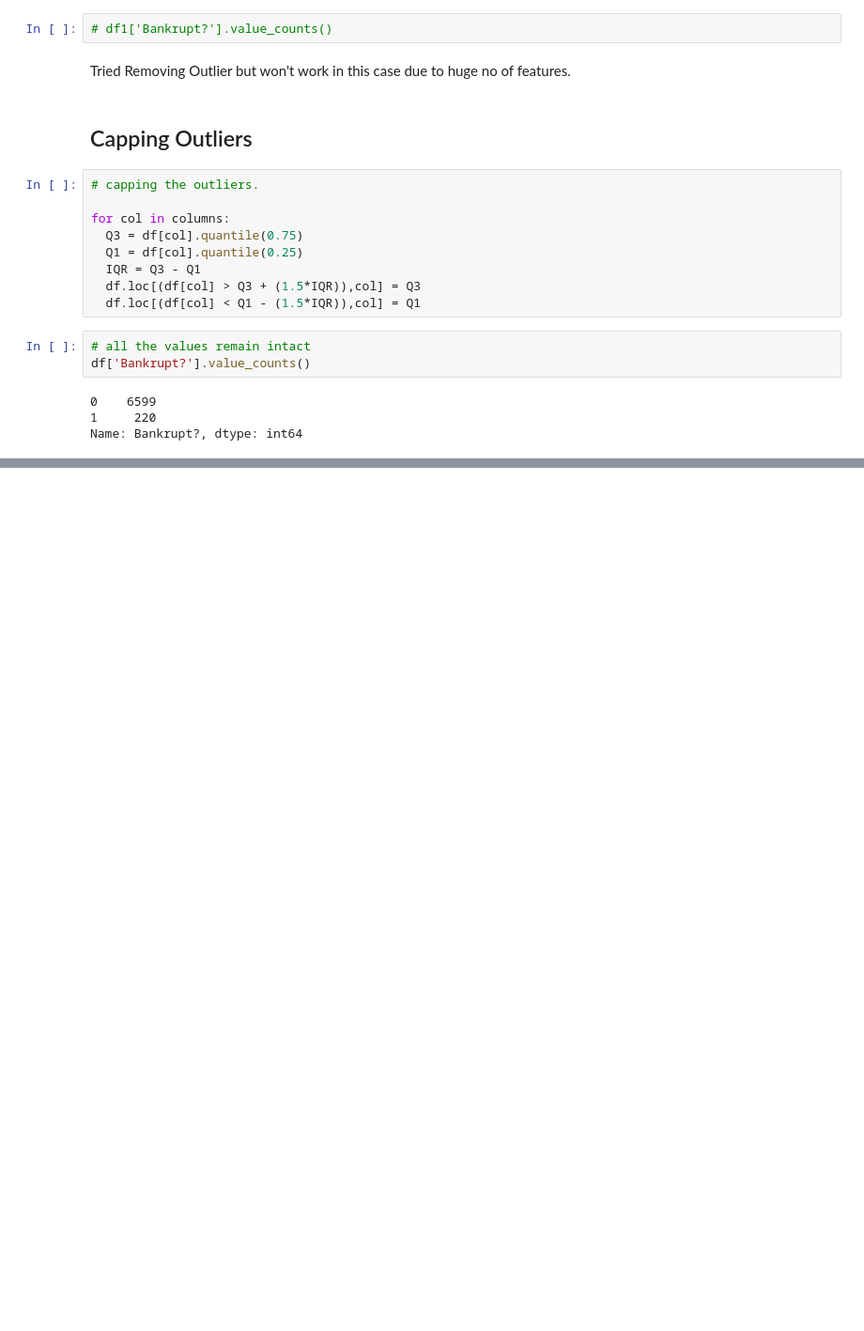
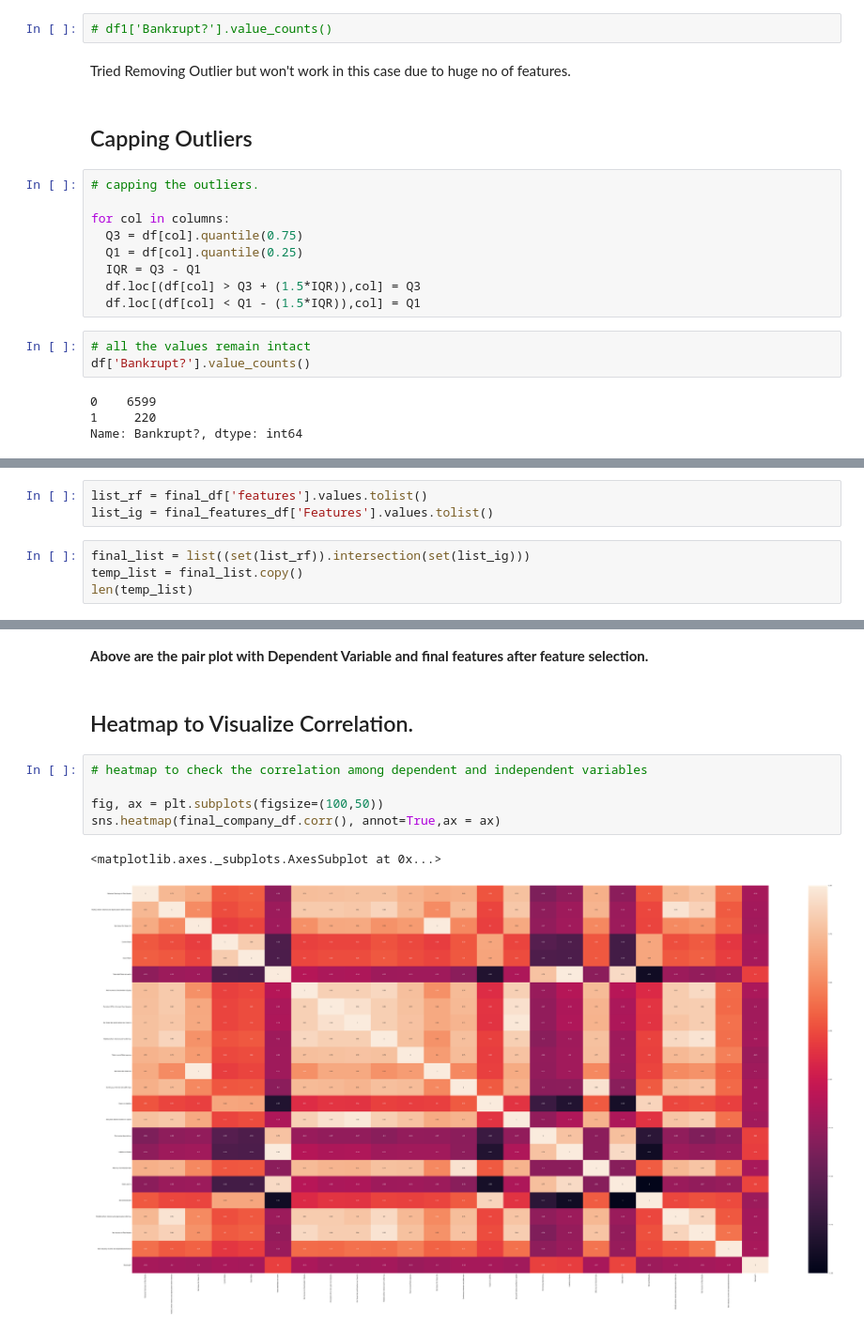
Before and after one commit to Sukruthr/Company-Bankruptcy-Prediction, a Jupyter notebook: COMPANY_BANKRUPTCY_PREDICTION_(_Final_TeamNotebook_).ipynb, the cells around one changed output, grey strips where cells are left out. Shown at 94% size. Drawn from its saved outputs; the diff is of its cells as text; blank space fills up the shorter version.

Commit message:
feature selection

```diff
--- a/COMPANY_BANKRUPTCY_PREDICTION_(_Final_TeamNotebook_).ipynb
+++ b/COMPANY_BANKRUPTCY_PREDICTION_(_Final_TeamNotebook_).ipynb
@@ -706,0 +888,7 @@ Name: Bankrupt?, dtype: int64
+# %%
+list_rf = final_df['features'].values.tolist()
+list_ig = final_features_df['Features'].values.tolist()
+# %%
+final_list = list((set(list_rf)).intersection(set(list_ig)))
+temp_list = final_list.copy()
+len(temp_list)
@@ -706,0 +1004,12 @@ Name: Bankrupt?, dtype: int64
+# %% [markdown]
+**Above are the pair plot with Dependent Variable and final features after feature selection.**
+# %% [markdown]
+<h2> Heatmap to Visualize Correlation.
+# %%
+# heatmap to check the correlation among dependent and independent variables
+
+fig, ax = plt.subplots(figsize=(100,50))
+sns.heatmap(final_company_df.corr(), annot=True,ax = ax)
+# %% [output]
+<matplotlib.axes._subplots.AxesSubplot at 0x...>
+[figure, added]
```
Also changed, not shown: parts of 37 cells of this notebook.
